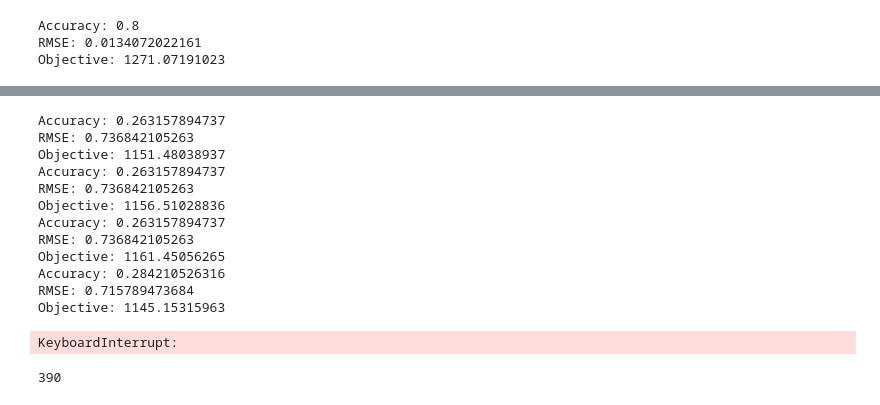
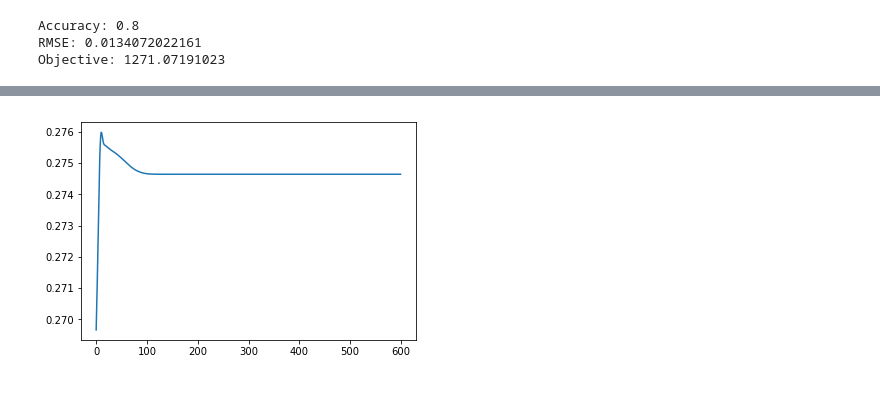
Before and after one commit to GRSEB9S/Deep-Label-Propagation, a Jupyter notebook: main.ipynb, the cells around one changed output, grey strips where cells are left out. Cells and saved outputs as stored; diff of their text form; code cells hidden in the pictures.

```diff
--- a/main.ipynb
+++ b/main.ipynb
@@ -166,36 +197,22 @@ len(sigmas)
+# %%
+plt.plot(dlp_wrbf.unlabeled_losses)
+plt.show()
+# %% [output]
+[figure, added]
 # %%
-accuracies = []
-rmses = []
-objectives = []
-for sigma_ in sorted(sigmas):
-    sess = tf.Session()
-    dlp_rbf = DeepLP_RBF(10, num_nodes, features, graph, sigma_, 0.1, sess)
-    pred_dlp_rbf = dlp_rbf.labelprop(test_data)
-    Uy_dlp_rbf = np.rint(pred_dlp_rbf[:,num_labeled:]).reshape(num_unlabeled)
-    print("Accuracy:", accuracy(Uy_sol,Uy_dlp_rbf))
-    print("RMSE:", rmse(Uy_sol,Uy_dlp_rbf))
-    print("Objective:", objective(Ly,Uy_dlp_rbf,dlp_rbf.get_value(dlp_rbf.W)))
+# accuracies = []
+# rmses = []
+# objectives = []
+# for sigma_ in sorted(sigmas):
+#     sess = tf.Session()
+#     dlp_rbf = DeepLP_RBF(10, num_nodes, features, graph, sigma_, 0.1, sess)
+#     pred_dlp_rbf = dlp_rbf.labelprop(test_data)
+#     Uy_dlp_rbf = np.rint(pred_dlp_rbf[:,num_labeled:]).reshape(num_unlabeled)
+#     print("Accuracy:", accuracy(Uy_sol,Uy_dlp_rbf))
+#     print("RMSE:", rmse(Uy_sol,Uy_dlp_rbf))
+#     print("Objective:", objective(Ly,Uy_dlp_rbf,dlp_rbf.get_value(dlp_rbf.W)))
 
-    accuracies.append(accuracy)
-    rmses.append(rmse)
-    objectives.append(objective)
-    sess.close()
+#     accuracies.append(accuracy)
+#     rmses.append(rmse)
+#     objectives.append(objective)
+#     sess.close()
-# %% [output]
-Accuracy: 0.263157894737
-RMSE: 0.736842105263
-Objective: 1151.48038937
-Accuracy: 0.263157894737
-RMSE: 0.736842105263
-Objective: 1156.51028836
-Accuracy: 0.263157894737
-RMSE: 0.736842105263
-Objective: 1161.45056265
-Accuracy: 0.284210526316
-RMSE: 0.715789473684
-Objective: 1145.15315963
-KeyboardInterrupt:
-# %%
-# save sigmas!!!!
-len(sigmas)
-# %% [output]
-390
```
Also changed, not shown: parts of 20 cells of this notebook, 3 other files.
